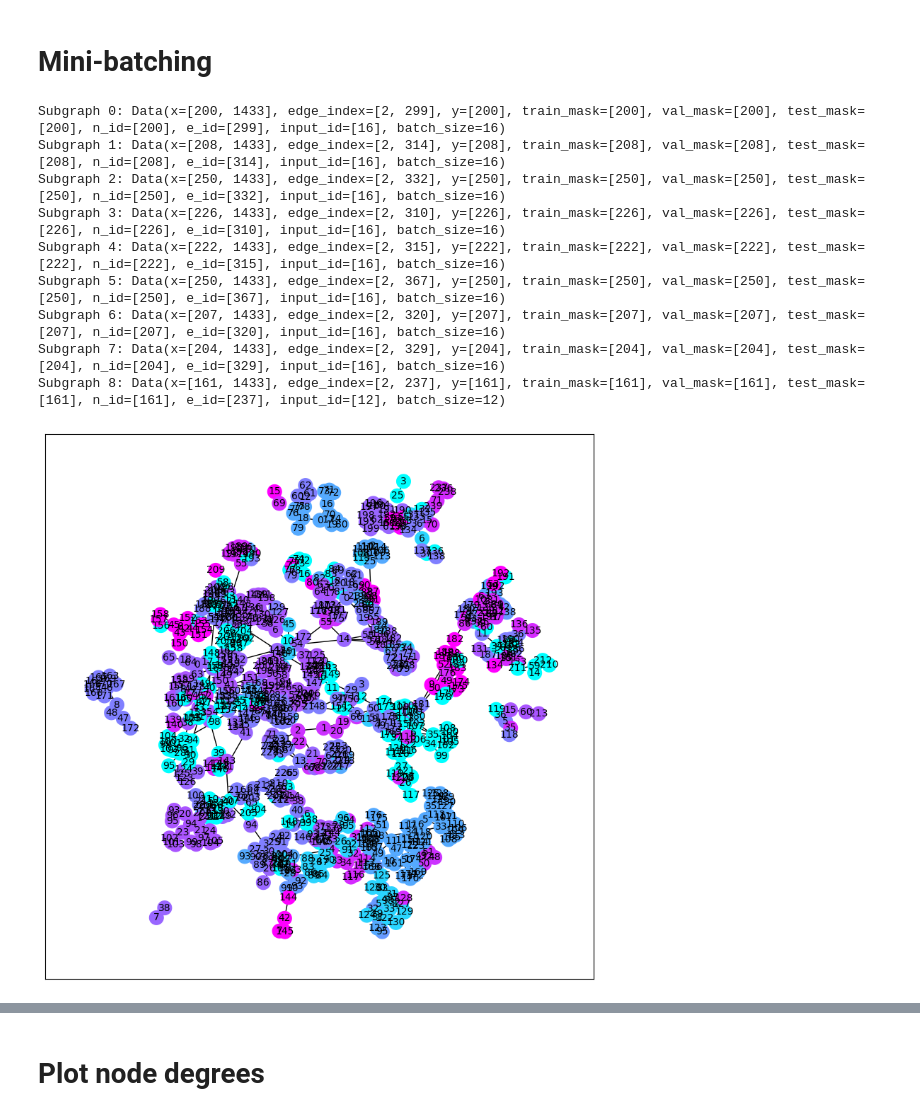
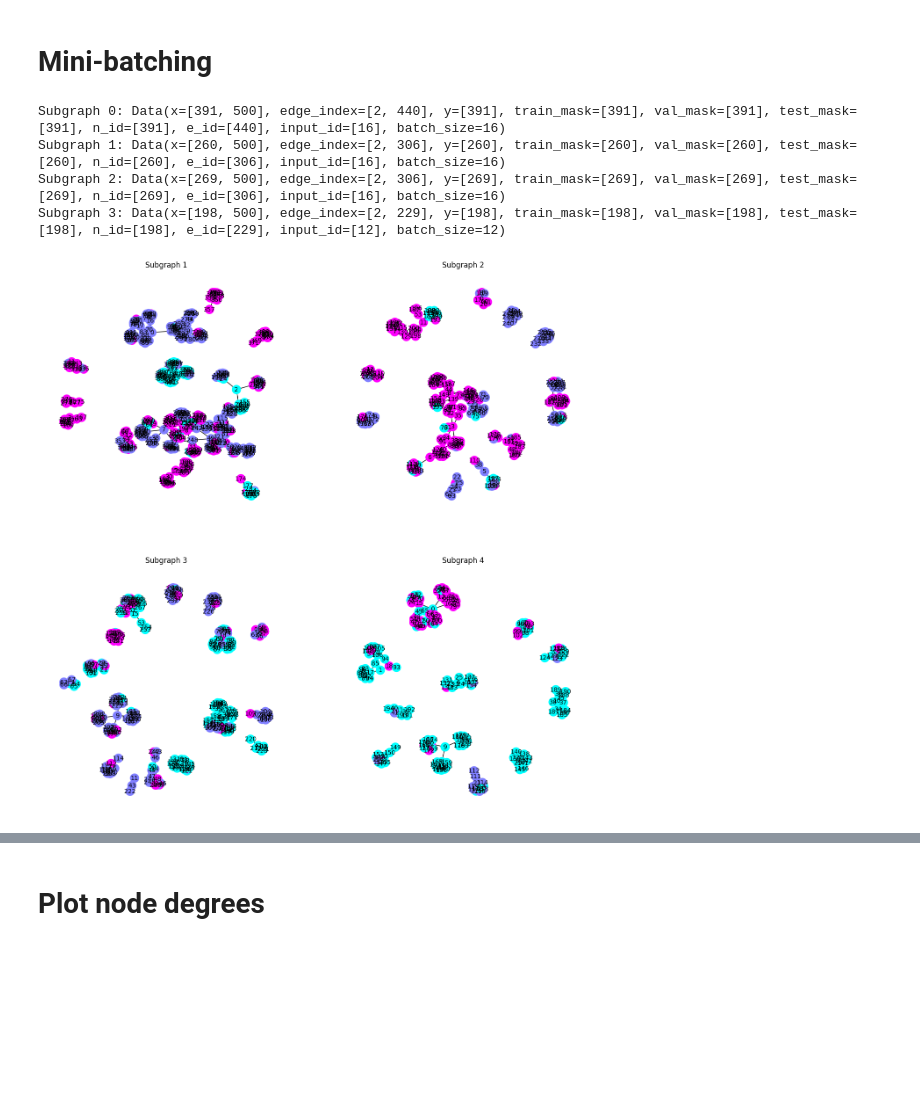
Before and after one commit to poppypeapea/dynmamic-form-testing, a Jupyter notebook: GraphSAGE.ipynb, the cells around one changed output, grey strips where cells are left out. Drawn from its saved outputs; the diff is of its cells as text; code cells hidden in the pictures; blank space fills up the shorter version.

```diff
--- a/GraphSAGE.ipynb
+++ b/GraphSAGE.ipynb
@@ -23,11 +23,10 @@ Note: you may need to restart the kernel to use updated packages.
 # %%
 import torch
 from torch_geometric.datasets import Planetoid
-from torch_geometric.datasets import KarateClub
-import torch_geometric.datasets.karate
+# https://pytorch-geometric.readthedocs.io/en/latest/_modules/torch_geometric/datasets/actor.html#Actor
+dataset = Planetoid(root='.', name="Pubmed")
+# dataset = Planetoid(root='.', name="Cora")
 
-# dataset = Planetoid(root='.', name="Pubmed")
-dataset = Planetoid(root='.', name="Cora")
 
 # dataset= KarateClub()
 data = dataset[0]
@@ -46,6 +45,8 @@ print('------')
 print(f'Training nodes: {sum(data.train_mask).item()}')
 print(f'Evaluation nodes: {sum(data.val_mask).item()}')
 print(f'Test nodes: {sum(data.test_mask).item()}')
+
+
 print(f'Edges are directed: {data.is_directed()}')
 print(f'Graph has isolated nodes: {data.has_isolated_nodes()}')
 print(f'Graph has loops: {data.has_self_loops()}')
@@ -80,45 +71,39 @@ Done!
 # %%
 from torch_geometric.loader import NeighborLoader
 from torch_geometric.utils import to_networkx
 
 # Create batches with neighbor sampling
 train_loader = NeighborLoader(
     data,
     num_neighbors=[5, 10],
     batch_size=16,
     input_nodes=data.train_mask,
 )
 
 # Print each subgraph
 for i, subgraph in enumerate(train_loader):
     print(f'Subgraph {i}: {subgraph}')
 
 # Plot each subgraph
-# fig = plt.figure(figsize=(16,16))
-fig = plt.figure(figsize=(10,10))
+fig = plt.figure(figsize=(16,16))
 
-for idx, (subdata, pos) in enumerate(zip(train_loader, ['221', '222', '223', '224'])):
+
+for idx, (subdata, pos) in enumerate(zip(train_loader, [221, 222, 223, 224])):
     G = to_networkx(subdata, to_undirected=True)
-    # ax = fig.add_subplot(pos)
-    # ax.set_title(f'Subgraph {idx}')
-    # plt.axis('off')
+    ax = fig.add_subplot(pos)
+    ax.set_title(f'Subgraph {idx+1}')
+    plt.axis('off')
     nx.draw_networkx(G,
                     pos=nx.spring_layout(G, seed=0),
                     with_labels=True,
                     node_size=200,
                     node_color=subdata.y,
                     cmap="cool",
                     font_size=10
                     )
-plt.show()
 # %% [output]
-Subgraph 0: Data(x=[200, 1433], edge_index=[2, 299], y=[200], train_mask=[200], val_mask=[200], test_mask=[200], n_id=[200], e_id=[299], input_id=[16], batch_size=16)
-Subgraph 1: Data(x=[208, 1433], edge_index=[2, 314], y=[208], train_mask=[208], val_mask=[208], test_mask=[208], n_id=[208], e_id=[314], input_id=[16], batch_size=16)
-Subgraph 2: Data(x=[250, 1433], edge_index=[2, 332], y=[250], train_mask=[250], val_mask=[250], test_mask=[250], n_id=[250], e_id=[332], input_id=[16], batch_size=16)
-Subgraph 3: Data(x=[226, 1433], edge_index=[2, 310], y=[226], train_mask=[226], val_mask=[226], test_mask=[226], n_id=[226], e_id=[310], input_id=[16], batch_size=16)
-Subgraph 4: Data(x=[222, 1433], edge_index=[2, 315], y=[222], train_mask=[222], val_mask=[222], test_mask=[222], n_id=[222], e_id=[315], input_id=[16], batch_size=16)
-Subgraph 5: Data(x=[250, 1433], edge_index=[2, 367], y=[250], train_mask=[250], val_mask=[250], test_mask=[250], n_id=[250], e_id=[367], input_id=[16], batch_size=16)
-Subgraph 6: Data(x=[207, 1433], edge_index=[2, 320], y=[207], train_mask=[207], val_mask=[207], test_mask=[207], n_id=[207], e_id=[320], input_id=[16], batch_size=16)
-Subgraph 7: Data(x=[204, 1433], edge_index=[2, 329], y=[204], train_mask=[204], val_mask=[204], test_mask=[204], n_id=[204], e_id=[329], input_id=[16], batch_size=16)
-Subgraph 8: Data(x=[161, 1433], edge_index=[2, 237], y=[161], train_mask=[161], val_mask=[161], test_mask=[161], n_id=[161], e_id=[237], input_id=[12], batch_size=12)
+Subgraph 0: Data(x=[391, 500], edge_index=[2, 440], y=[391], train_mask=[391], val_mask=[391], test_mask=[391], n_id=[391], e_id=[440], input_id=[16], batch_size=16)
+Subgraph 1: Data(x=[260, 500], edge_index=[2, 306], y=[260], train_mask=[260], val_mask=[260], test_mask=[260], n_id=[260], e_id=[306], input_id=[16], batch_size=16)
+Subgraph 2: Data(x=[269, 500], edge_index=[2, 306], y=[269], train_mask=[269], val_mask=[269], test_mask=[269], n_id=[269], e_id=[306], input_id=[16], batch_size=16)
+Subgraph 3: Data(x=[198, 500], edge_index=[2, 229], y=[198], train_mask=[198], val_mask=[198], test_mask=[198], n_id=[198], e_id=[229], input_id=[12], batch_size=12)
-[figure, old version]
+[figure, new version]
```
Also changed, not shown: parts of 8 cells of this notebook.
